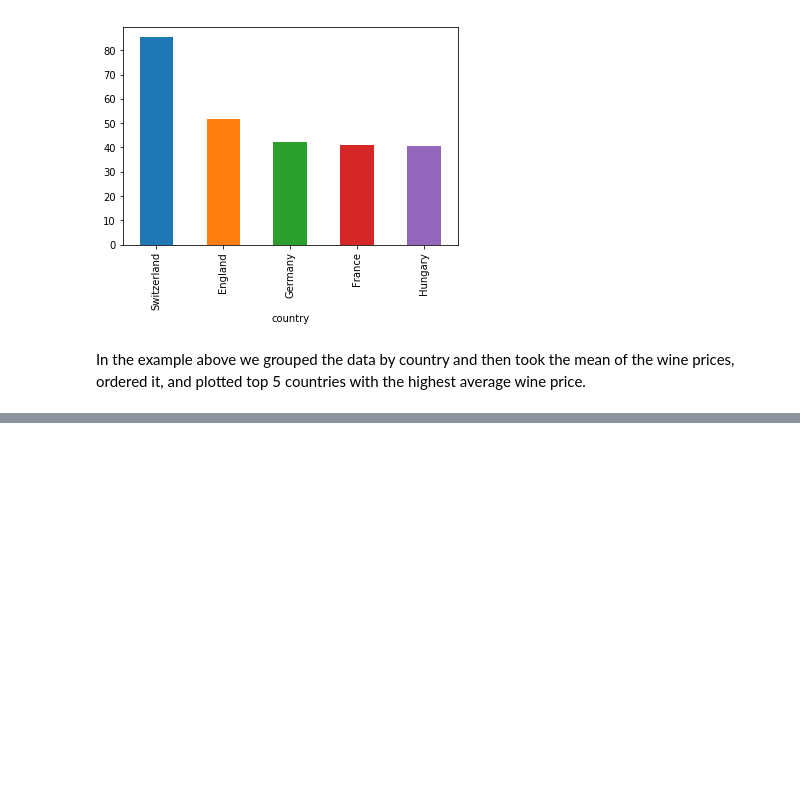
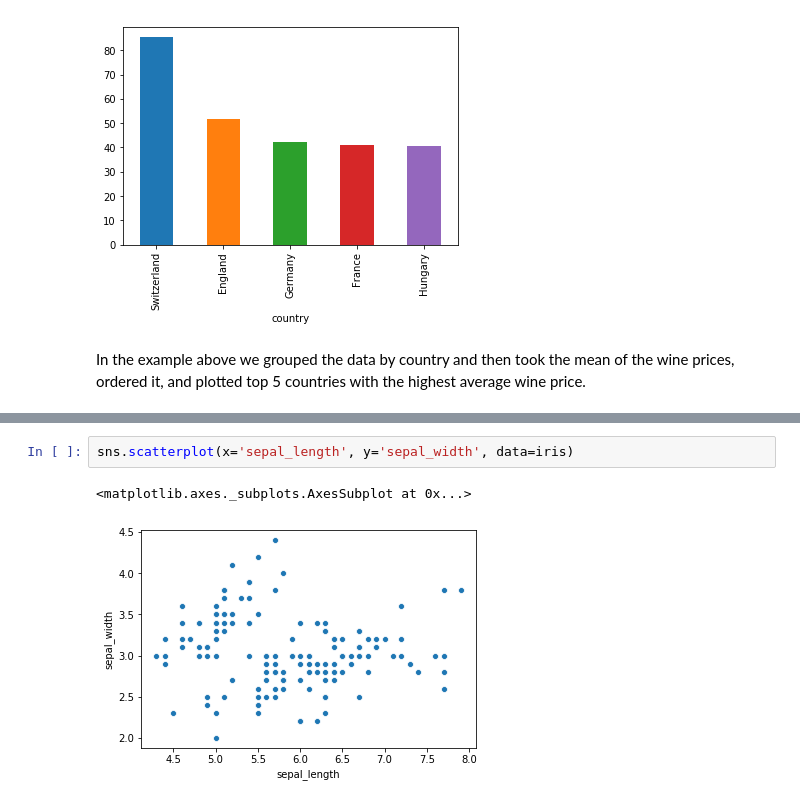
Before and after one commit to agarwal-peeush/Learning, a Jupyter notebook: ML/Data-Visualization-Python/Introduction to data visualisation.ipynb, the cells around one changed output, grey strips where cells are left out. Drawn from its saved outputs; the diff is of its cells as text; blank space fills up the shorter version.

Commit message:
Different plots plotted using Seaborn library.

```diff
--- a/ML/Data-Visualization-Python/Introduction to data visualisation.ipynb
+++ b/ML/Data-Visualization-Python/Introduction to data visualisation.ipynb
@@ -224,0 +234,5 @@ In the example above we grouped the data by country and then took the mean of th
+# %%
+sns.scatterplot(x='sepal_length', y='sepal_width', data=iris)
+# %% [output]
+<matplotlib.axes._subplots.AxesSubplot at 0x...>
+[figure, added]
```
Also changed, not shown: parts of 28 cells of this notebook, 1 other file.
